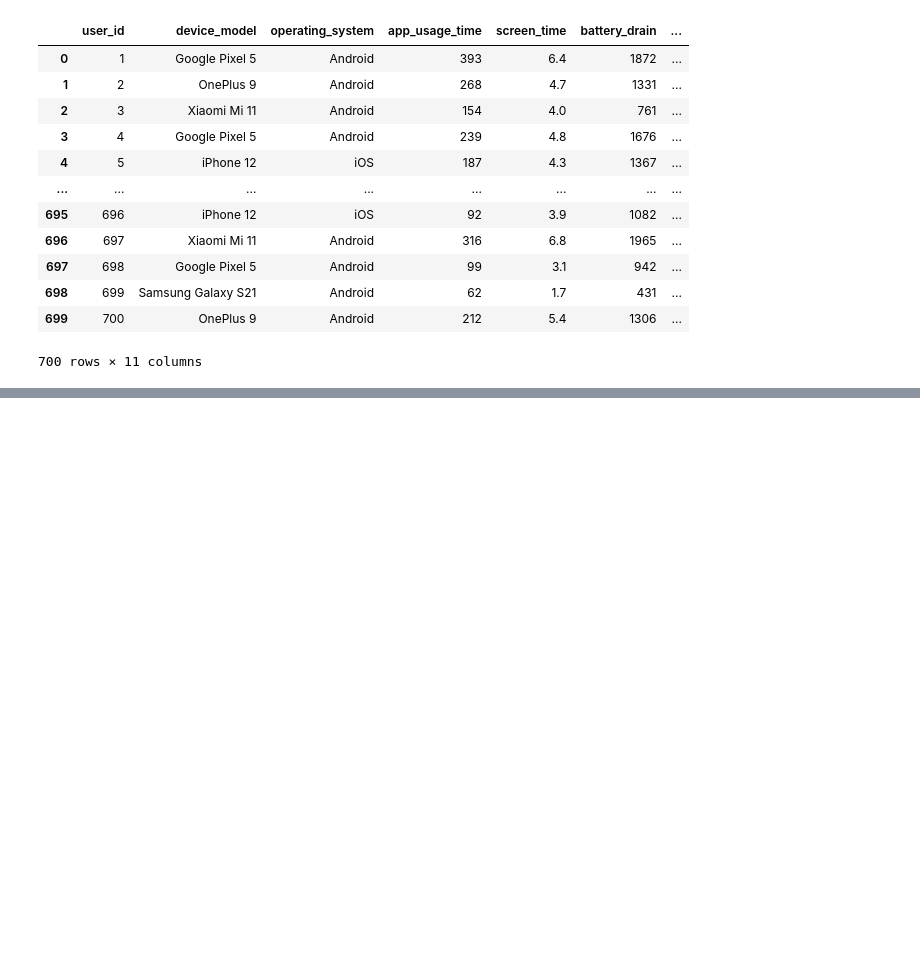
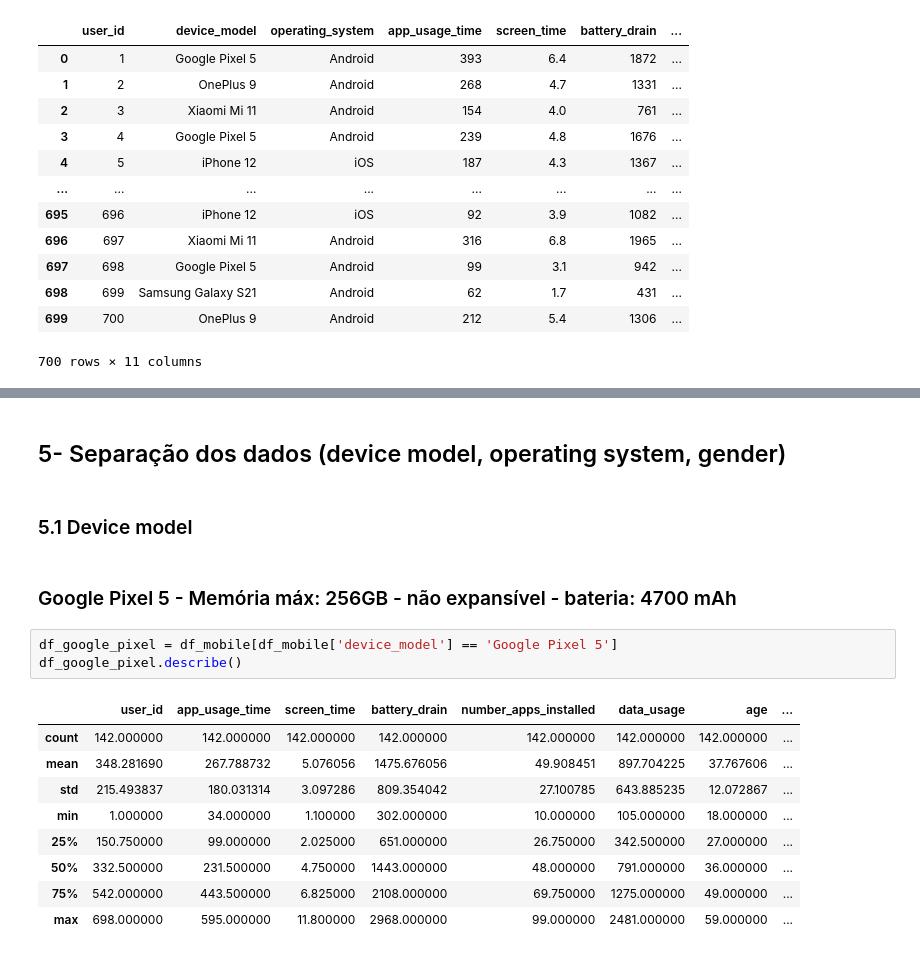
Before and after one commit to danielavescia/Mobile_Device_Usage, a Jupyter notebook: Mobile_Device_Usage.ipynb, the cells around one changed output, grey strips where cells are left out. Cells and saved outputs as stored; diff of their text form; blank space fills up the shorter version.

Commit message:
Gráfico genero x classificação comportamental e dfs separados por modelo de cel

```diff
--- a/Mobile_Device_Usage.ipynb
+++ b/Mobile_Device_Usage.ipynb
@@ -88,0 +159,19 @@ display(df_mobile)
+# %% [markdown]
+## 5- Separação dos dados (device model, operating system, gender)
+# %% [markdown]
+### 5.1 Device model
+# %% [markdown]
+### Google Pixel 5 - Memória máx: 256GB - não expansível - bateria: 4700 mAh
+# %%
+df_google_pixel = df_mobile[df_mobile['device_model'] == 'Google Pixel 5']
+df_google_pixel.describe()
+# %% [output]
+|  | user_id | app_usage_time | screen_time | battery_drain | number_apps_installed | data_usage | age | ... |
+| count | 142.000000 | 142.000000 | 142.000000 | 142.000000 | 142.000000 | 142.000000 | 142.000000 | ... |
+| mean | 348.281690 | 267.788732 | 5.076056 | 1475.676056 | 49.908451 | 897.704225 | 37.767606 | ... |
+| std | 215.493837 | 180.031314 | 3.097286 | 809.354042 | 27.100785 | 643.885235 | 12.072867 | ... |
+| min | 1.000000 | 34.000000 | 1.100000 | 302.000000 | 10.000000 | 105.000000 | 18.000000 | ... |
+| 25% | 150.750000 | 99.000000 | 2.025000 | 651.000000 | 26.750000 | 342.500000 | 27.000000 | ... |
+| 50% | 332.500000 | 231.500000 | 4.750000 | 1443.000000 | 48.000000 | 791.000000 | 36.000000 | ... |
+| 75% | 542.000000 | 443.500000 | 6.825000 | 2108.000000 | 69.750000 | 1275.000000 | 49.000000 | ... |
+| max | 698.000000 | 595.000000 | 11.800000 | 2968.000000 | 99.000000 | 2481.000000 | 59.000000 | ... |
```
Also changed, not shown: parts of 22 cells of this notebook.
